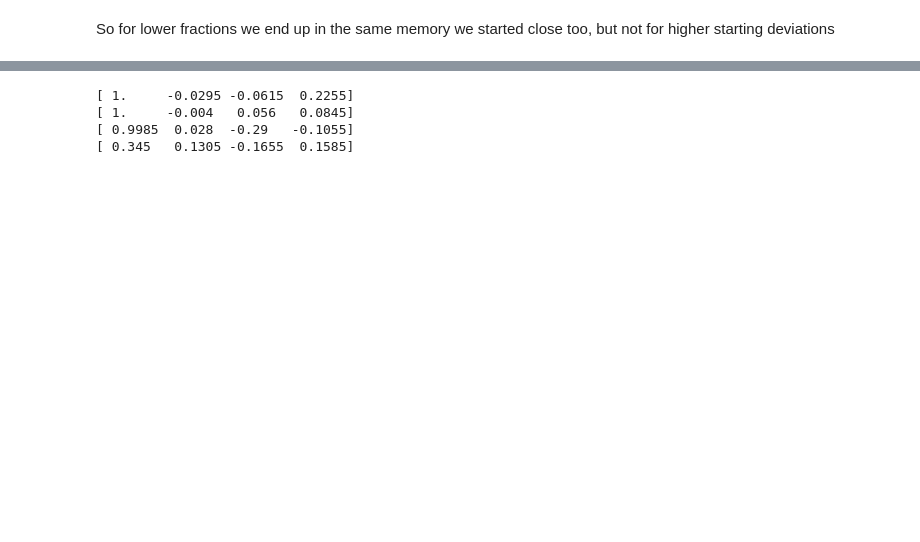
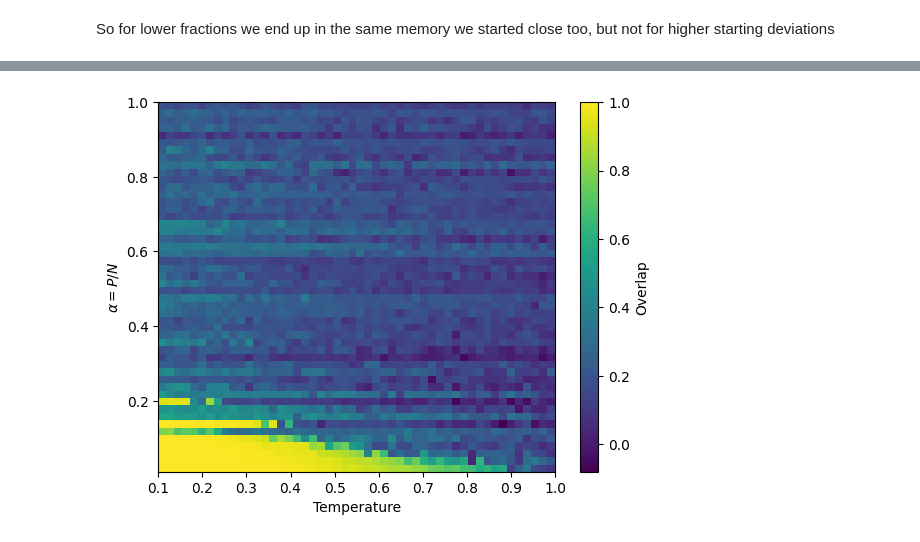
Before and after one commit to pratik-t/Minor-Physics-Stuff, a Jupyter notebook: Computational Physics 1/hw 6.ipynb, the cells around one changed output, grey strips where cells are left out. Drawn from its saved outputs; the diff is of its cells as text; code cells hidden in the pictures; blank space fills up the shorter version.

```diff
--- a/Computational Physics 1/hw 6.ipynb
+++ b/Computational Physics 1/hw 6.ipynb
@@ -124,23 +124,31 @@ def stuff(alpha):
             J[j, i] = J[i, j]
 
     start = generate_start(0.05, memory)
-    starts = np.array([start, start, start, start])
-    m = np.zeros([4, 40])
-    temps = [0.1, 0.4, 0.7, 1.0]
+    temps = np.linspace(0.1, 1, 50)
+
+    starts = np.tile(start, (len(temps),1))
+    m = np.zeros([len(temps), 40])
 
     for i in range(len(temps)):
         for j in range(40):
-            m[i, j] = np.sum(memory[i]*starts[i])/N
+            m[i, j] = np.sum(memory[0]*starts[i])/N
             starts[i] = stochastic_next_step(starts[i], J, temps[i])
 
     return np.mean(m[:, 30:], axis=1)
+
+
+heat = np.zeros((50, 50))
+alpha = np.linspace(0.01, 1, 50)
+for i in range(50):
+    heat[i] = stuff(alpha[i])
 # %%
-print(stuff(0.02))
-print(stuff(0.06))
-print(stuff(0.1))
-print(stuff(0.2))
+temps = np.linspace(0.1, 1, 50)
+
+plt.imshow(heat,origin="lower",aspect="auto",extent=[temps[0], temps[-1], alpha[0], alpha[-1]])
+
+plt.xlabel("Temperature")
+plt.ylabel(r"$\alpha=P/N$")
+plt.colorbar(label="Overlap")
+plt.show()
 # %% [output]
-[ 1.     -0.0295 -0.0615  0.2255]
-[ 1.     -0.004   0.056   0.0845]
-[ 0.9985  0.028  -0.29   -0.1055]
-[ 0.345   0.1305 -0.1655  0.1585]
+[figure, added]
```
Also changed, not shown: parts of 4 cells of this notebook, 2 other files.
